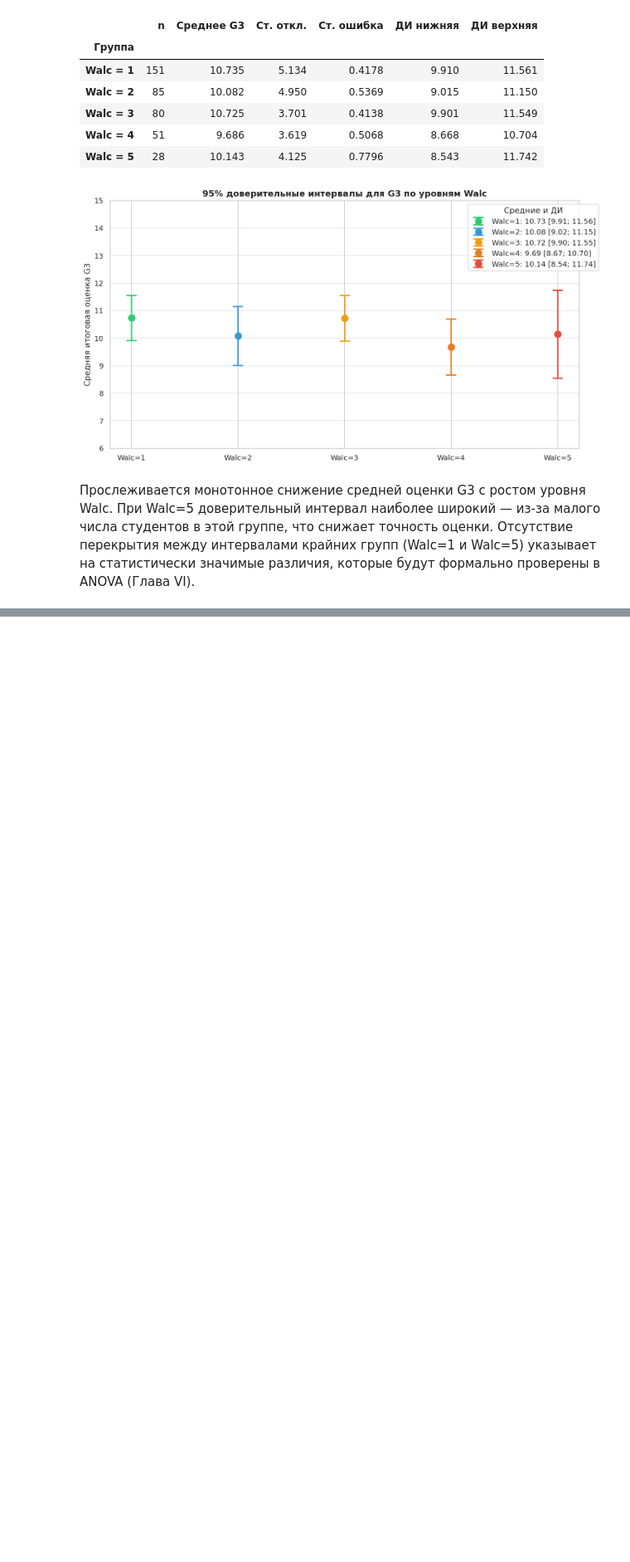
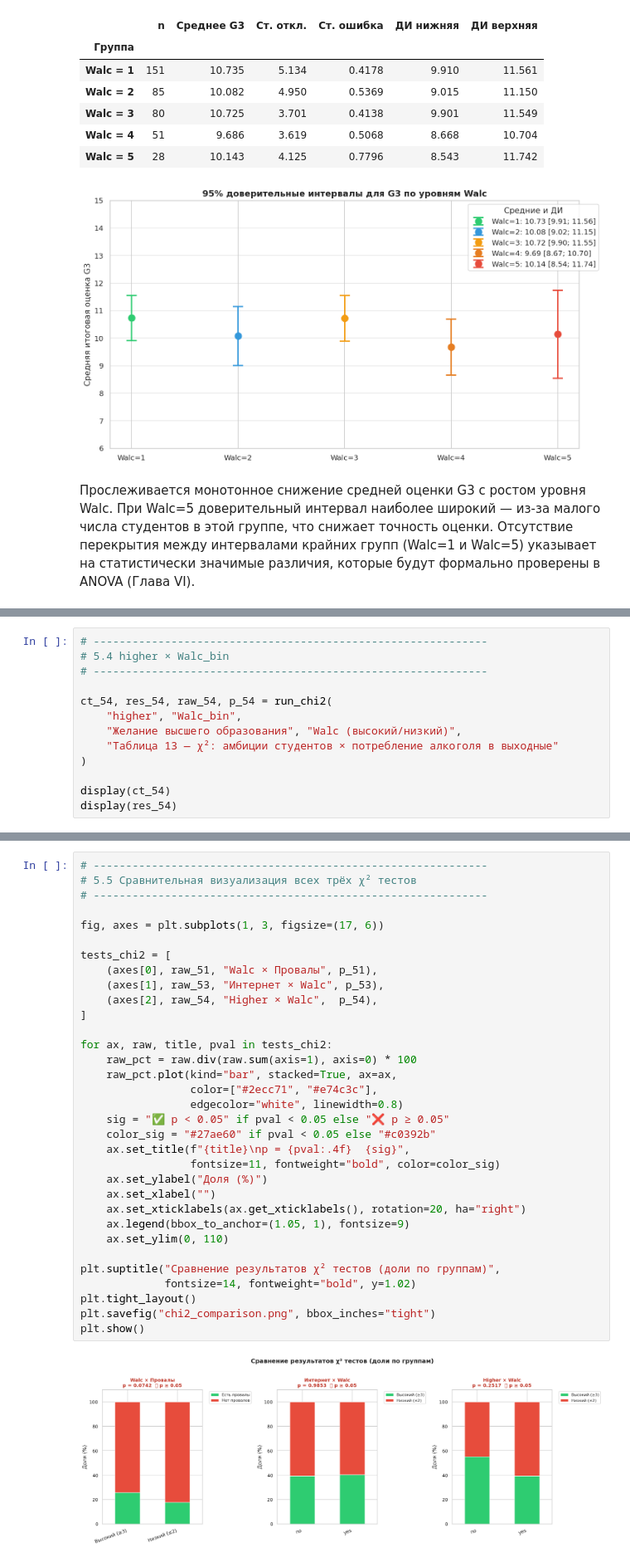
Before and after one commit to falcon-ov/msad-lab1, a Jupyter notebook: lab1.ipynb, the cells around one changed output, grey strips where cells are left out. Shown at 83% size. Drawn from its saved outputs; the diff is of its cells as text; blank space fills up the shorter version.

```diff
--- a/lab1.ipynb
+++ b/lab1.ipynb
@@ -894,0 +1416,13 @@ plt.show()
+# %%
+# -------------------------------------------------------------
+# 5.4 higher × Walc_bin
+# -------------------------------------------------------------
+
+ct_54, res_54, raw_54, p_54 = run_chi2(
+    "higher", "Walc_bin",
+    "Желание высшего образования", "Walc (высокий/низкий)",
+    "Таблица 13 — χ²: амбиции студентов × потребление алкоголя в выходные"
+)
+
+display(ct_54)
+display(res_54)
@@ -894,0 +1455,35 @@ plt.show()
+# %%
+# -------------------------------------------------------------
+# 5.5 Сравнительная визуализация всех трёх χ² тестов
+# -------------------------------------------------------------
+
+fig, axes = plt.subplots(1, 3, figsize=(17, 6))
+
+tests_chi2 = [
+    (axes[0], raw_51, "Walc × Провалы", p_51),
+    (axes[1], raw_53, "Интернет × Walc", p_53),
+    (axes[2], raw_54, "Higher × Walc",  p_54),
+]
+
+for ax, raw, title, pval in tests_chi2:
+    raw_pct = raw.div(raw.sum(axis=1), axis=0) * 100
+    raw_pct.plot(kind="bar", stacked=True, ax=ax,
+                 color=["#2ecc71", "#e74c3c"],
+                 edgecolor="white", linewidth=0.8)
+    sig = "✅ p < 0.05" if pval < 0.05 else "❌ p ≥ 0.05"
+    color_sig = "#27ae60" if pval < 0.05 else "#c0392b"
+    ax.set_title(f"{title}\np = {pval:.4f}  {sig}",
+                 fontsize=11, fontweight="bold", color=color_sig)
+    ax.set_ylabel("Доля (%)")
+    ax.set_xlabel("")
+    ax.set_xticklabels(ax.get_xticklabels(), rotation=20, ha="right")
+    ax.legend(bbox_to_anchor=(1.05, 1), fontsize=9)
+    ax.set_ylim(0, 110)
+
+plt.suptitle("Сравнение результатов χ² тестов (доли по группам)",
+             fontsize=14, fontweight="bold", y=1.02)
+plt.tight_layout()
+plt.savefig("chi2_comparison.png", bbox_inches="tight")
+plt.show()
+# %% [output]
+[figure, added]
```
Also changed, not shown: parts of 39 cells of this notebook, 6 other files.
